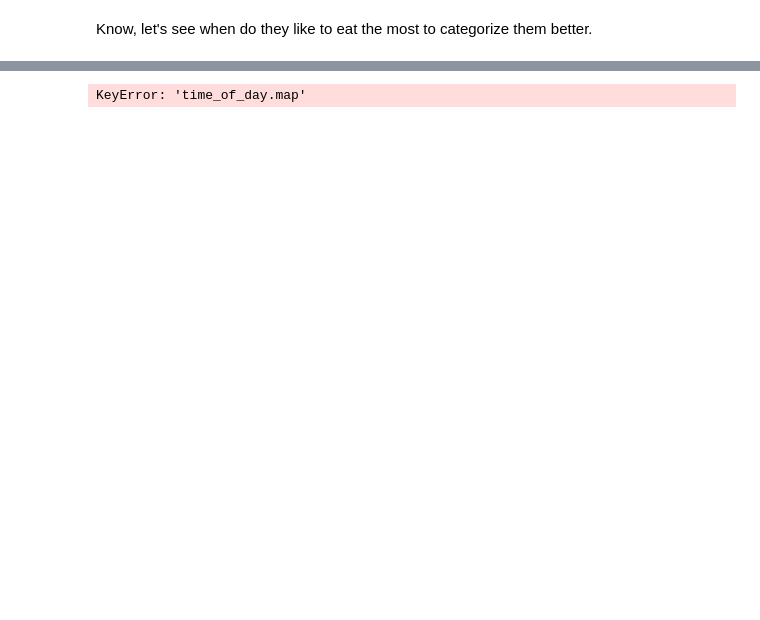
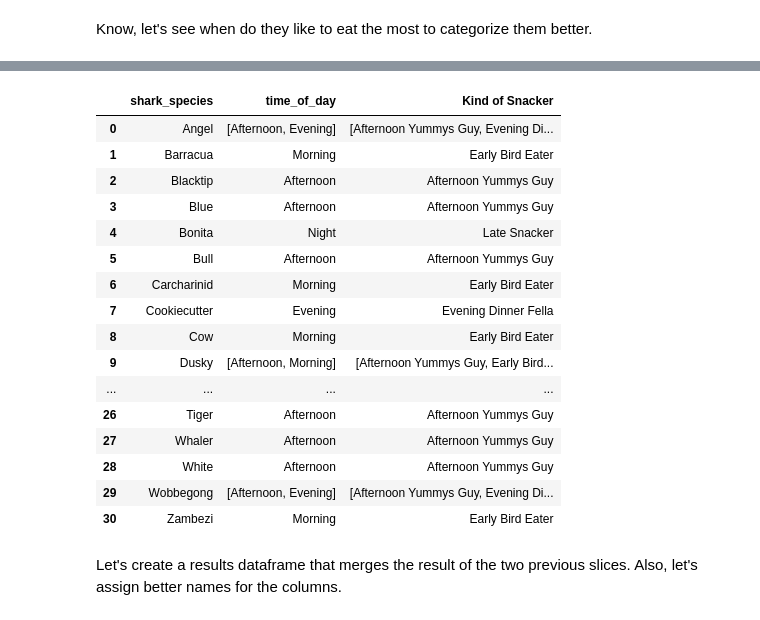
Before and after one commit to Kohkitos/data-cleaning-sharks, a Jupyter notebook: code/sharks.ipynb, the cells around one changed output, grey strips where cells are left out. Drawn from its saved outputs; the diff is of its cells as text; code cells hidden in the pictures; blank space fills up the shorter version.

```diff
--- a/code/sharks.ipynb
+++ b/code/sharks.ipynb
@@ -1031,25 +1059,45 @@ time_preferences.head()
 # %%
-def pito(x):
+def hungy_type(x):
+
+    hungy_boy_type = {
+    'Morning': 'Early Bird Eater',
+    'Afternoon': 'Afternoon Yummys Guy',
+    'Evening': 'Evening Dinner Fella',
+    'Night': 'Late Snacker'
+    }
+
+    if len(x) == 2:
+        res = []
+        for i in range(2):
+            for k, v in hungy_boy_type.items():
+                if x[i] == k:
+                    res.append(v)
+        return res
 
     for k, v in hungy_boy_type.items():
         if x == k:
             return v
-
-        pito = lambda x: next((v for k, v in hungy_boy_type.items() if x == k), None)
 # %%
-# Let's create a dictionary for the new column
+time_preferences['Kind of Snacker'] = time_preferences.time_of_day.apply(hungy_type)
 
-hungy_boy_type = {
-    'Morning': 'Early Bird Eater',
-    'Afternoon': 'Afternoon Yummys Guy',
-    'Evening': 'Evening Dinner Fella',
-    'Night': 'Late Snacker'
-    }
-
-test = time_preferences.copy()
-
-test['Kind of Snacker'] = test['time_of_day.map'](hungy_boy_type)
-
-test.head()
+time_preferences
 # %% [output]
-KeyError: 'time_of_day.map'
+|  | shark_species | time_of_day | Kind of Snacker |
+| 0 | Angel | [Afternoon, Evening] | [Afternoon Yummys Guy, Evening Di... |
+| 1 | Barracua | Morning | Early Bird Eater |
+| 2 | Blacktip | Afternoon | Afternoon Yummys Guy |
+| 3 | Blue | Afternoon | Afternoon Yummys Guy |
+| 4 | Bonita | Night | Late Snacker |
+| 5 | Bull | Afternoon | Afternoon Yummys Guy |
+| 6 | Carcharinid | Morning | Early Bird Eater |
+| 7 | Cookiecutter | Evening | Evening Dinner Fella |
+| 8 | Cow | Morning | Early Bird Eater |
+| 9 | Dusky | [Afternoon, Morning] | [Afternoon Yummys Guy, Early Bird... |
+| ... | ... | ... | ... |
+| 26 | Tiger | Afternoon | Afternoon Yummys Guy |
+| 27 | Whaler | Afternoon | Afternoon Yummys Guy |
+| 28 | White | Afternoon | Afternoon Yummys Guy |
+| 29 | Wobbegong | [Afternoon, Evening] | [Afternoon Yummys Guy, Evening Di... |
+| 30 | Zambezi | Morning | Early Bird Eater |
+# %% [markdown]
+Let's create a results dataframe that merges the result of the two previous slices. Also, let's assign better names for the columns.
```
Also changed, not shown: parts of 8 cells of this notebook, 3 other files.
